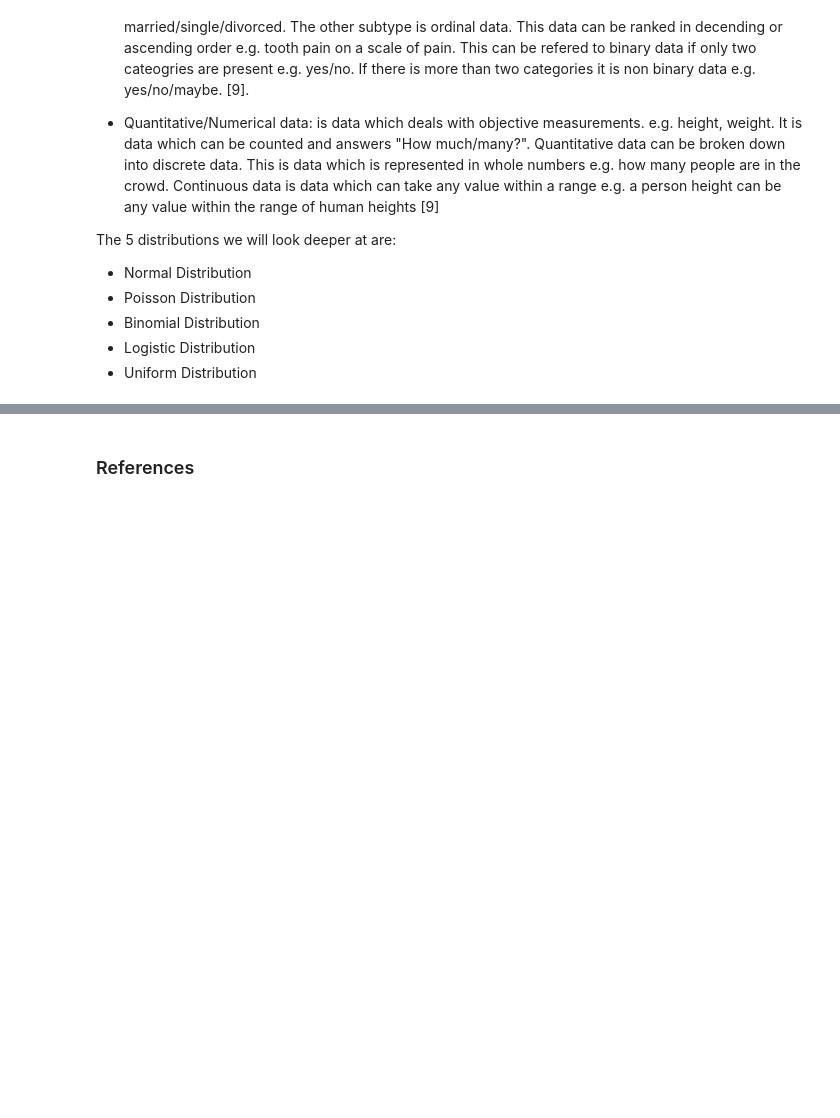
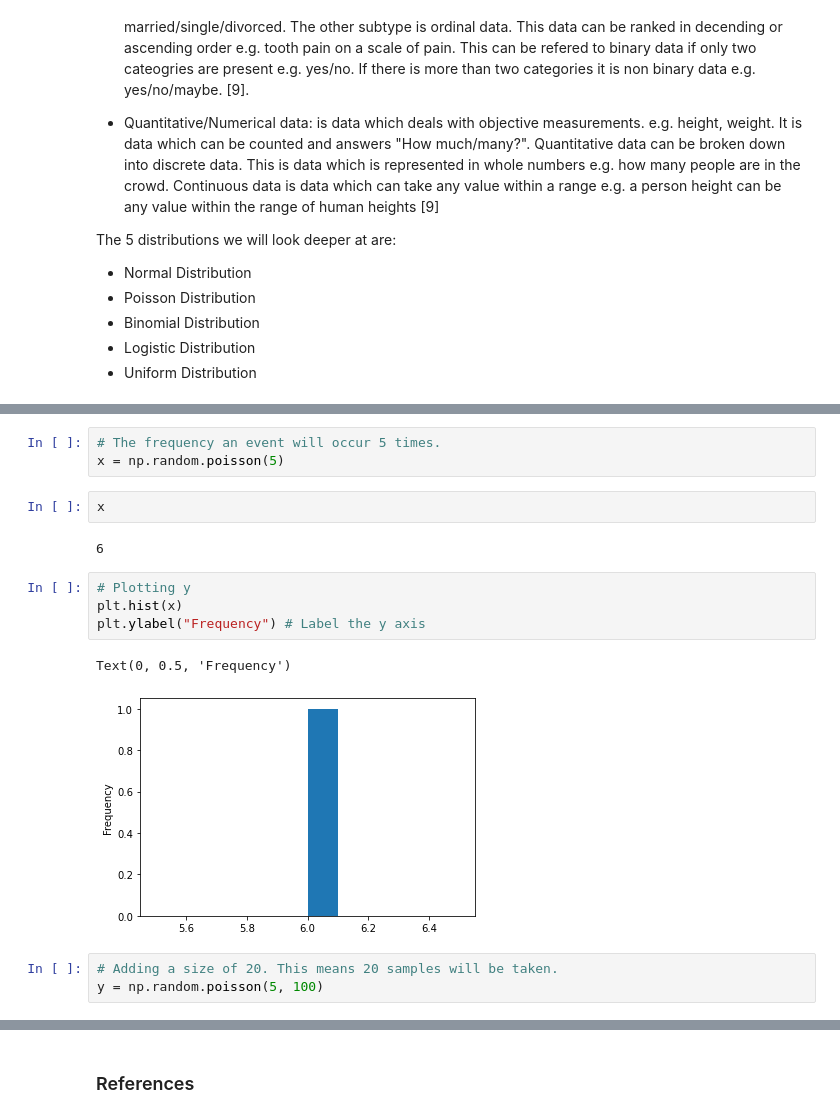
Before and after one commit to kmcd14/ProgrammingDA-assessment, a Jupyter notebook: numpy-random.ipynb, the cells around one changed output, grey strips where cells are left out. Saved outputs shown, nothing was run; the diff lists cells and outputs as text; blank space fills up the shorter version.

Commit message:
Poisson distrubtion - code, visualisation and description

```diff
--- a/numpy-random.ipynb
+++ b/numpy-random.ipynb
@@ -359,0 +387,17 @@ The 5 distributions we will look deeper at are:
+# %%
+# The frequency an event will occur 5 times.
+x = np.random.poisson(5)
+# %%
+x
+# %% [output]
+6
+# %%
+# Plotting y
+plt.hist(x)
+plt.ylabel("Frequency") # Label the y axis
+# %% [output]
+Text(0, 0.5, 'Frequency')
+[figure, added]
+# %%
+# Adding a size of 20. This means 20 samples will be taken.
+y = np.random.poisson(5, 100)
```
Also changed, not shown: parts of 17 cells of this notebook.
